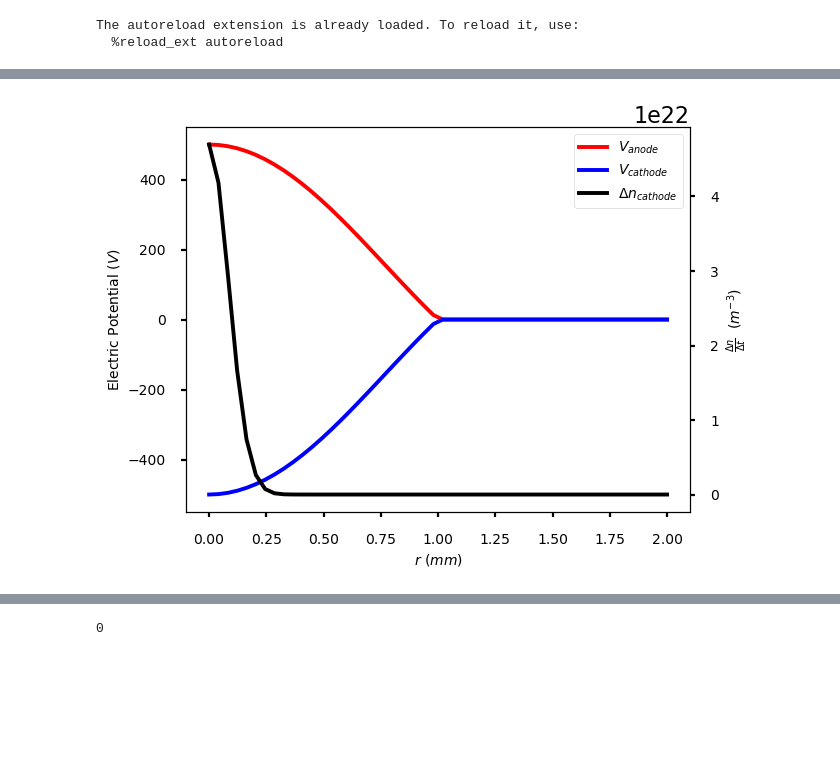
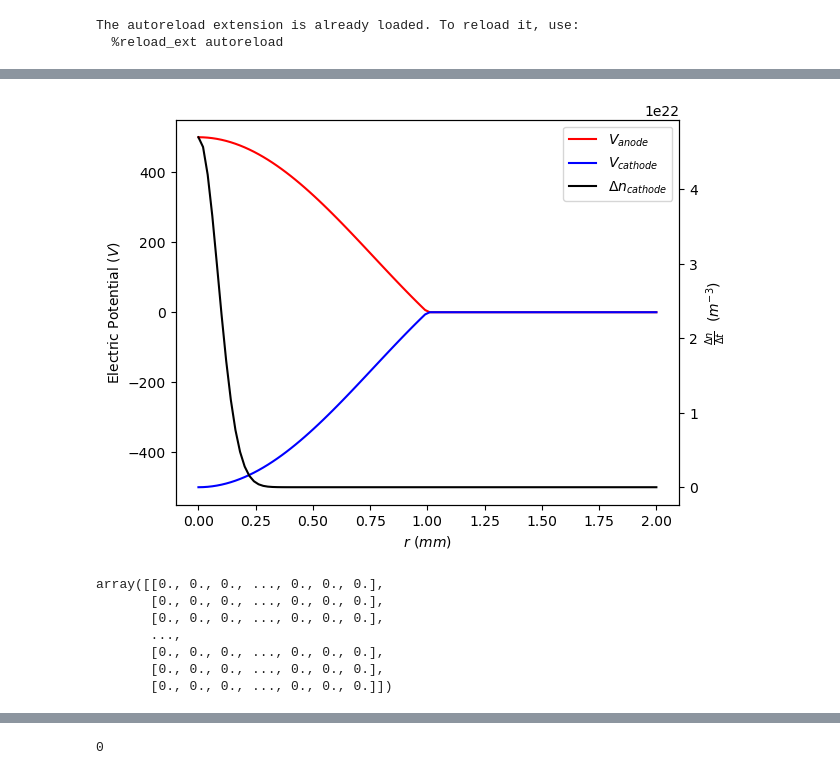
Before and after one commit to 3-3-3/Prebreakdown_Dynamics, a Jupyter notebook: Convergence_Tests.ipynb, the cells around one changed output, grey strips where cells are left out. Saved outputs shown, nothing was run; the diff lists cells and outputs as text; code cells hidden in the pictures; blank space fills up the shorter version.

```diff
--- a/Convergence_Tests.ipynb
+++ b/Convergence_Tests.ipynb
@@ -26,25 +26,24 @@ Dz
 # %%
 r = np.linspace(0,r_max,N_r)
-plt.style.use('seaborn-v0_8-poster')
 
 fig, ax1 = plt.subplots(figsize=(6.5,5))
 
 ax2 = ax1.twinx()
 
 line1, = ax1.plot(r*1e3, np.array([V_top(r_i,0) for r_i in r]), color='red', label=r'$V_{anode}$')
 line2, = ax1.plot(r*1e3, np.array([V_bottom(r_i,0) for r_i in r]), color='blue',label=r'$V_{cathode}$')
 line3, = ax2.plot(r*1e3, np.array([n_bottom(r_i,0) for r_i in r]), color='black',label=r'$\Delta n_{cathode}$')
 
 ax1.tick_params(axis='both', which='major', labelsize=10)
 ax2.tick_params(axis='both', which='major', labelsize=10)
 
 ax1.legend([line1,line2,line3],[r'$V_{anode}$',r'$V_{cathode}$',r'$\Delta n_{cathode}$'],fontsize=10)
 
 ax1.set_ylabel(r'Electric Potential $(V)$',fontsize=10)
 ax2.set_ylabel(r'$\frac{\Delta n}{\Delta t}$  $(m^{-3})$',fontsize=10)
 ax1.set_xlabel(r'$r$ $(mm)$',fontsize=10)
 
 fig.savefig('Boundary_Conditions.jpg')
 # %% [output]
-[figure, old version]
+[figure, new version]
 # %%
@@ -54,3 +53,13 @@ p = Prebreakdown.Prebreakdown(N_z,N_r,Dz,Dr,V_top=V_top,V_bottom=V_bottom,nu=1e1
+# %%
+p.n
+# %% [output]
+array([[0., 0., 0., ..., 0., 0., 0.],
+       [0., 0., 0., ..., 0., 0., 0.],
+       [0., 0., 0., ..., 0., 0., 0.],
+       ...,
+       [0., 0., 0., ..., 0., 0., 0.],
+       [0., 0., 0., ..., 0., 0., 0.],
+       [0., 0., 0., ..., 0., 0., 0.]])
 # %%
 p.sor(sp_r=0.97,iterations=1000000,EPS=1e-13)
 # %% [output]
```
Also changed, not shown: parts of 6 cells of this notebook.
